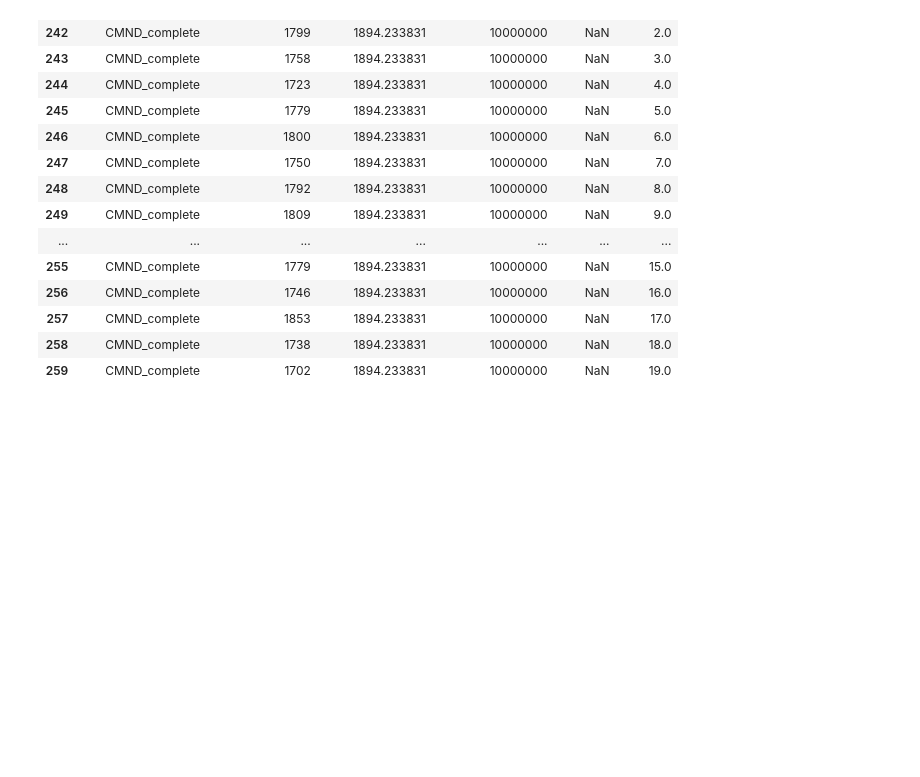
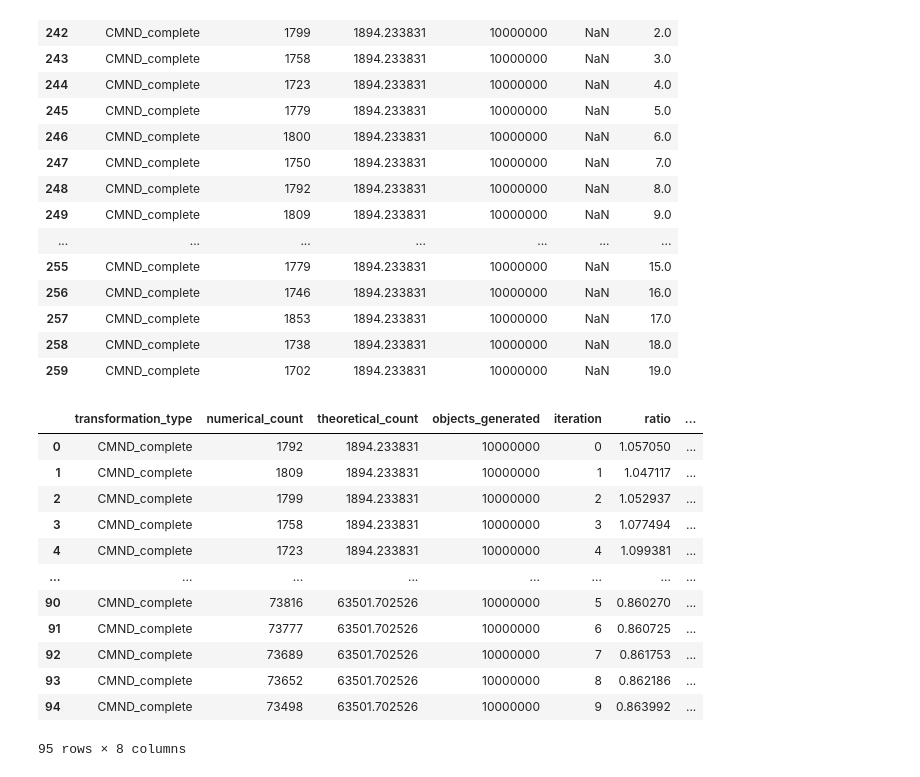
Before and after one commit to JuanitaAgudelo/TesisRepo, a Jupyter notebook: jacobian_calculations/random_variable_counts.ipynb, the cells around one changed output. Cells and saved outputs as stored; diff of their text form; code cells hidden in the pictures; blank space fills up the shorter version.

```diff
--- a/jacobian_calculations/random_variable_counts.ipynb
+++ b/jacobian_calculations/random_variable_counts.ipynb
@@ -238,3 +238,20 @@ df2[df2["transformation_type"] == "CMND_complete"]
 | 257 | CMND_complete | 1853 | 1894.233831 | 10000000 | NaN | 17.0 |
 | 258 | CMND_complete | 1738 | 1894.233831 | 10000000 | NaN | 18.0 |
 | 259 | CMND_complete | 1702 | 1894.233831 | 10000000 | NaN | 19.0 |
+# %%
+df3 = pd.read_csv("count_objects3.csv")
+df3
+# %% [output]
+|  | transformation_type | numerical_count | theoretical_count | objects_generated | iteration | ratio | ... |
+| 0 | CMND_complete | 1792 | 1894.233831 | 10000000 | 0 | 1.057050 | ... |
+| 1 | CMND_complete | 1809 | 1894.233831 | 10000000 | 1 | 1.047117 | ... |
+| 2 | CMND_complete | 1799 | 1894.233831 | 10000000 | 2 | 1.052937 | ... |
+| 3 | CMND_complete | 1758 | 1894.233831 | 10000000 | 3 | 1.077494 | ... |
+| 4 | CMND_complete | 1723 | 1894.233831 | 10000000 | 4 | 1.099381 | ... |
+| ... | ... | ... | ... | ... | ... | ... | ... |
+| 90 | CMND_complete | 73816 | 63501.702526 | 10000000 | 5 | 0.860270 | ... |
+| 91 | CMND_complete | 73777 | 63501.702526 | 10000000 | 6 | 0.860725 | ... |
+| 92 | CMND_complete | 73689 | 63501.702526 | 10000000 | 7 | 0.861753 | ... |
+| 93 | CMND_complete | 73652 | 63501.702526 | 10000000 | 8 | 0.862186 | ... |
+| 94 | CMND_complete | 73498 | 63501.702526 | 10000000 | 9 | 0.863992 | ... |
+95 rows × 8 columns
```
Also changed, not shown: parts of 3 cells of this notebook, 8 other files.
